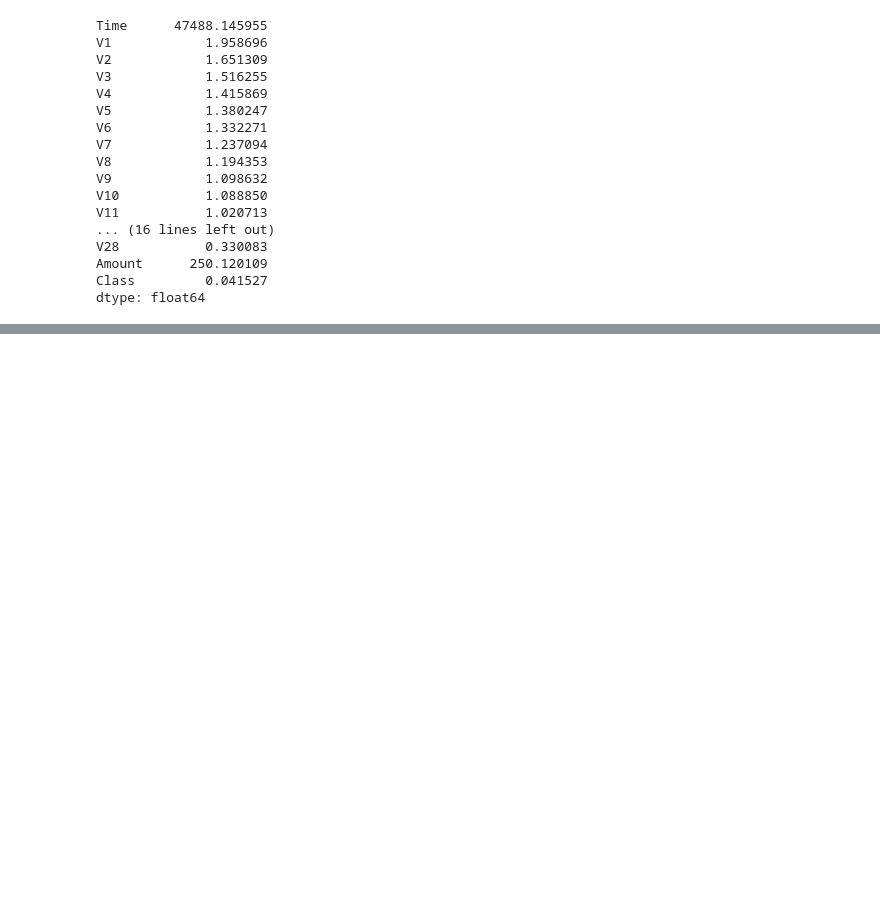
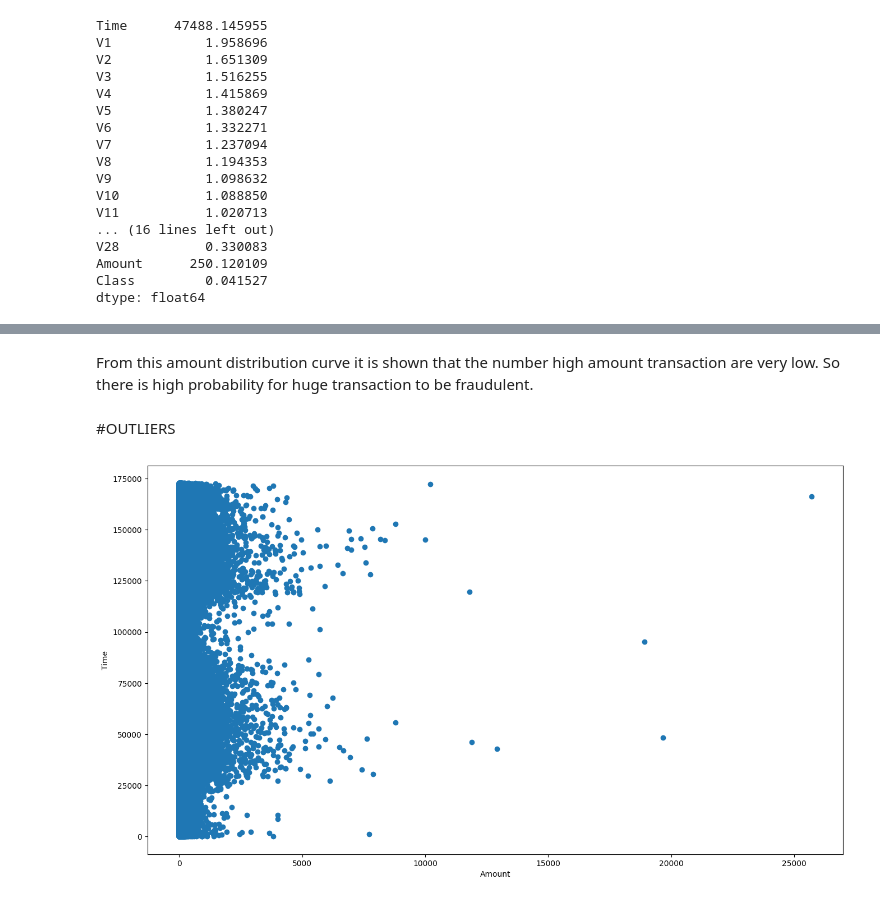
Before and after one commit to PotlachervuSrilatha/Credit_card_fraud_detection, a Jupyter notebook: Credit_card_fraud_detection_Project.ipynb, the cells around one changed output, grey strips where cells are left out. Saved outputs shown, nothing was run; the diff lists cells and outputs as text; code cells hidden in the pictures; blank space fills up the shorter version.

```diff
--- a/Credit_card_fraud_detection_Project.ipynb
+++ b/Credit_card_fraud_detection_Project.ipynb
@@ -1018,0 +343,12 @@ Threshold= 0.82052475
+# %% [markdown]
+From this amount distribution curve it is shown that the number high amount transaction are very low. So there is high probability for huge transaction to be fraudulent.
+# %% [markdown]
+#OUTLIERS
+# %%
+fig,ax=plt.subplots(figsize=(16,9))
+ax.scatter(df["Amount"],df["Time"])
+ax.set_xlabel("Amount")
+ax.set_ylabel("Time")
+plt.show()
+# %% [output]
+[figure, added]
```
Also changed, not shown: parts of 139 cells of this notebook.
